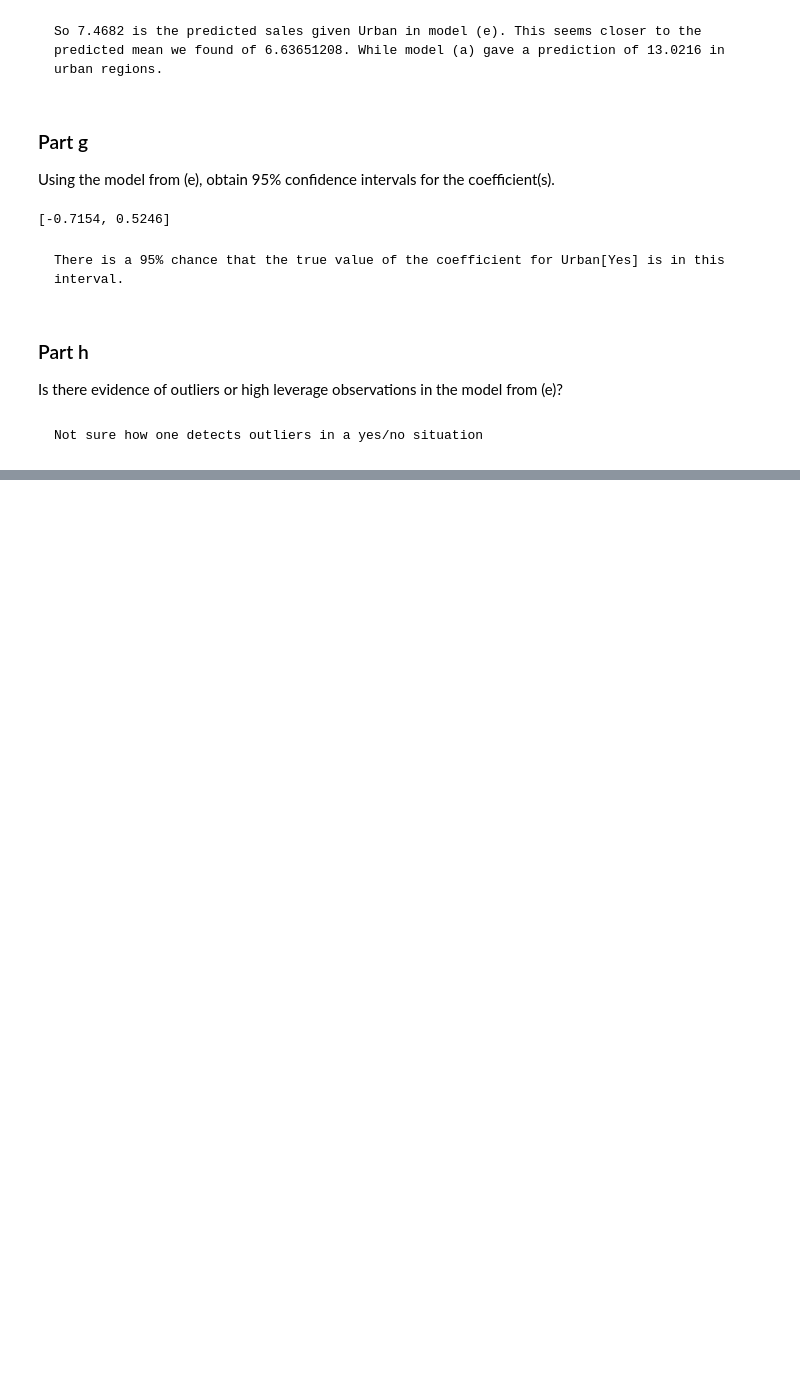
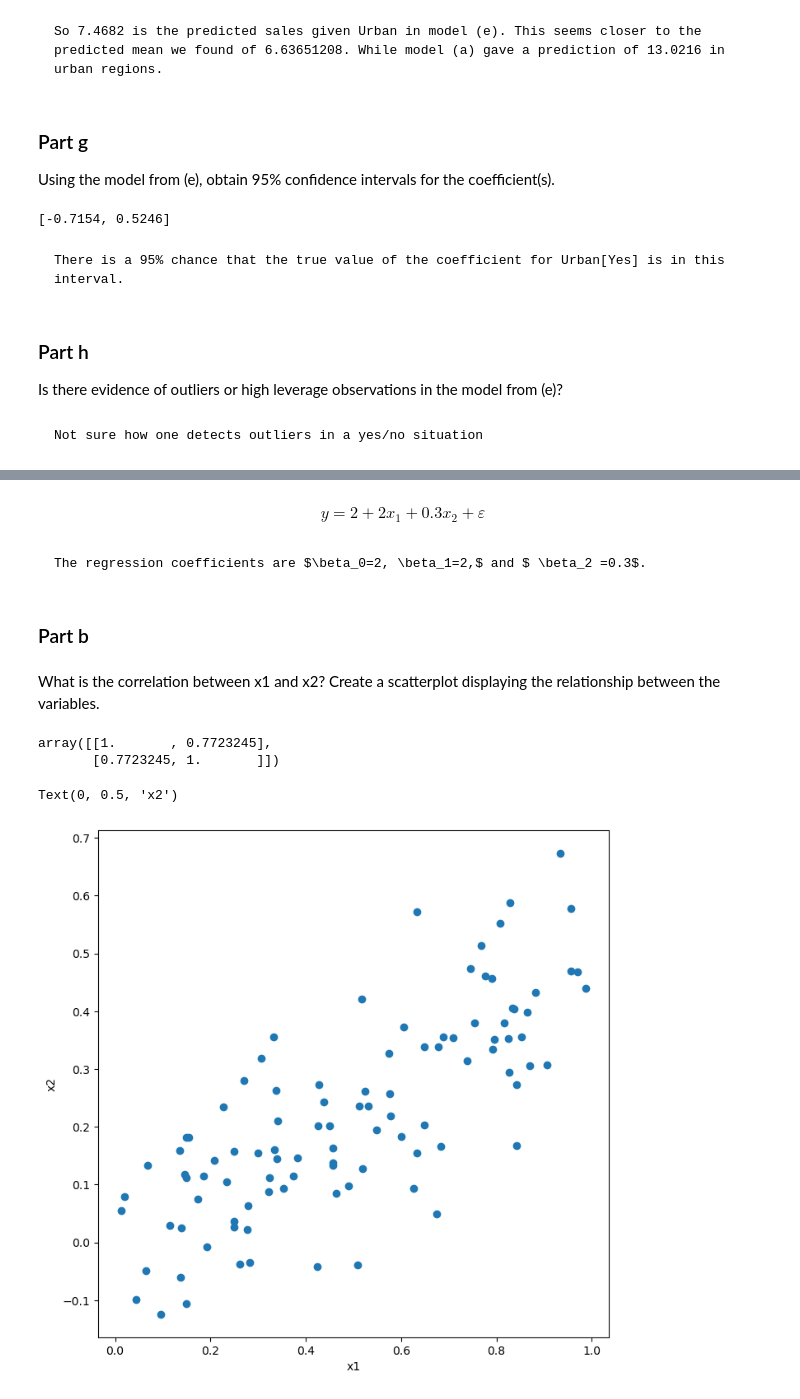
Before and after one commit to kmerkl22/k-s-ISL, a Jupyter notebook: Notebooks/Ch03-ISLExercises.ipynb, the cells around one changed output, grey strips where cells are left out. Saved outputs shown, nothing was run; the diff lists cells and outputs as text; code cells hidden in the pictures; blank space fills up the shorter version.

```diff
--- a/Notebooks/Ch03-ISLExercises.ipynb
+++ b/Notebooks/Ch03-ISLExercises.ipynb
@@ -327,0 +376,5 @@ Is there evidence of outliers or high leverage observations in the model from (e
+# %%
+rng = np.random.default_rng(10)
+x1 = rng.uniform(0, 1, size=100)
+x2 = 0.5 * x1 + rng.normal(size=100) / 10
+y = 2 + 2 * x1 + 0.3 * x2 + rng.normal(size=100)
@@ -327,0 +383,21 @@ Is there evidence of outliers or high leverage observations in the model from (e
+# %% [markdown]
+$$y=2+2x_1+0.3x_2+\varepsilon$$
+# %% [markdown]
+    The regression coefficients are $\beta_0=2, \beta_1=2,$ and $ \beta_2 =0.3$.
+# %% [markdown]
+### Part b
+# %% [markdown]
+What is the correlation between x1 and x2? Create a scatterplot displaying the relationship between the variables.
+# %%
+np.corrcoef(x1,x2)
+# %% [output]
+array([[1.       , 0.7723245],
+       [0.7723245, 1.       ]])
+# %%
+ax = subplots(figsize=(8,8))[1]
+ax.scatter(x1, x2)
+ax.set_xlabel('x1')
+ax.set_ylabel('x2')
+# %% [output]
+Text(0, 0.5, 'x2')
+[figure, added]
```
Also changed, not shown: parts of 47 cells of this notebook.
